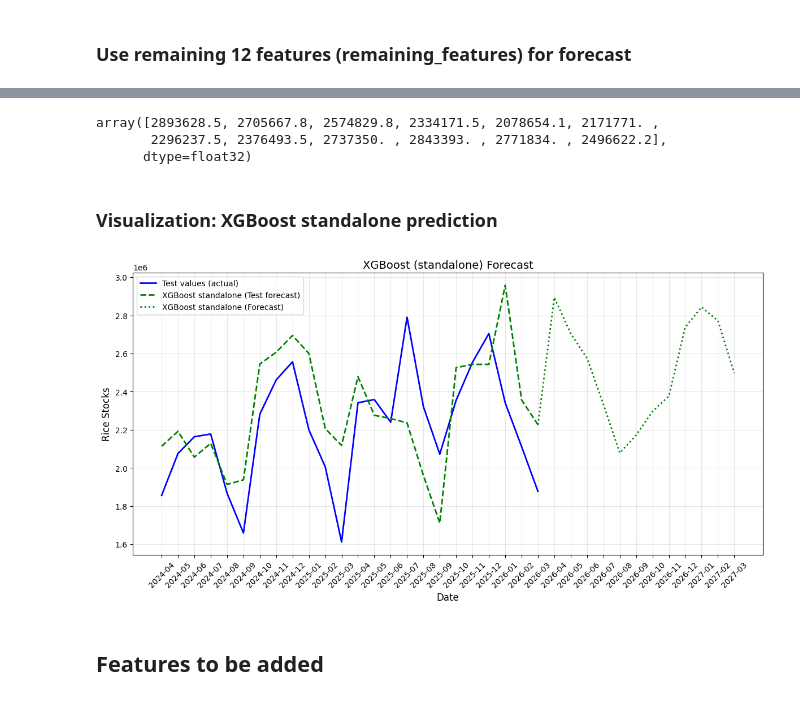
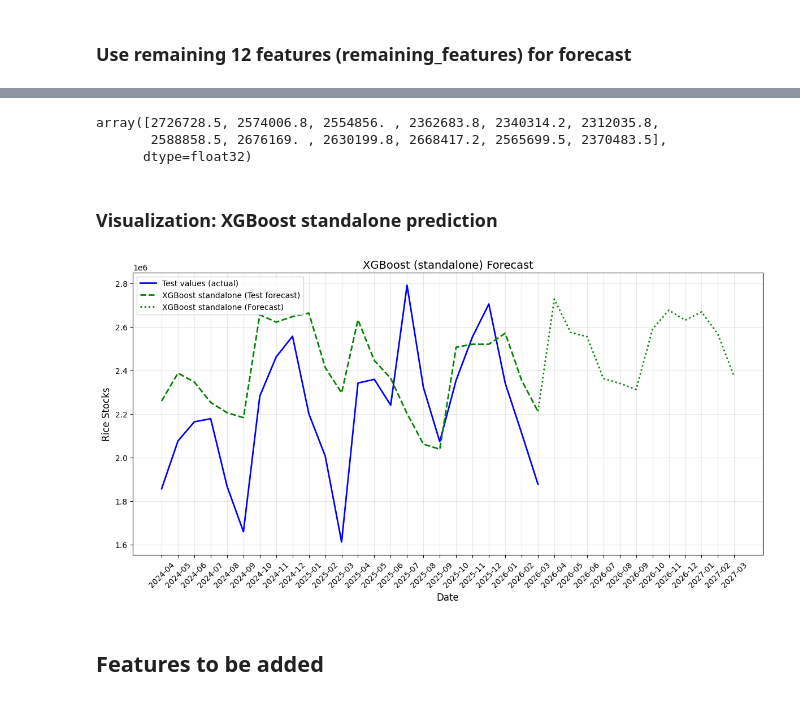
Before and after one commit to emmanresu/Thesis-Keras, a Jupyter notebook: rice_stocks.ipynb, the cells around one changed output, grey strips where cells are left out. Cells and saved outputs as stored; diff of their text form; code cells hidden in the pictures.

```diff
--- a/rice_stocks.ipynb
+++ b/rice_stocks.ipynb
@@ -1824,10 +1814,11 @@ array([14.878022, 14.81086 , 14.761294, 14.663168, 14.547232, 14.591054,
       dtype=float32)
 # %%
-xgb_future_tforecast = np.expm1(xgb_future_forecast)
-xgb_future_tforecast
+# xgb_future_tforecast = np.expm1(xgb_future_forecast)
+xgb_future_forecast = xgb_future_forecast
+xgb_future_forecast
 # %% [output]
-array([2893628.5, 2705667.8, 2574829.8, 2334171.5, 2078654.1, 2171771. ,
-       2296237.5, 2376493.5, 2737350. , 2843393. , 2771834. , 2496622.2],
+array([2726728.5, 2574006.8, 2554856. , 2362683.8, 2340314.2, 2312035.8,
+       2588858.5, 2676169. , 2630199.8, 2668417.2, 2565699.5, 2370483.5],
       dtype=float32)
 # %% [markdown]
 ### Visualization: XGBoost standalone prediction
@@ -1845,39 +1836,39 @@ date_range_str = f"({start_date} to {end_date})"
 handoff_date = data['date'].iloc[-1]
 
 # Extract the last predicted value from the historical XGBoost model (Orange line's end)
-last_xgb_pred = xgb_model_tforecast.iloc[-1] if hasattr(xgb_model_tforecast, 'iloc') else xgb_model_tforecast[-1]
+last_xgb_pred = xgb_model_forecast.iloc[-1] if hasattr(xgb_model_forecast, 'iloc') else xgb_model_forecast[-1]
 
 # Prepend that handoff point to your future data arrays
 future_dates_connected = pd.concat([pd.Series([handoff_date]), future_pred['date'].iloc[-12:]])
-future_vals_connected = pd.concat([pd.Series([last_xgb_pred]), pd.Series(xgb_future_tforecast).iloc[-12:]])
+future_vals_connected = pd.concat([pd.Series([last_xgb_pred]), pd.Series(xgb_future_forecast).iloc[-12:]])
 
 # 2. Plotting
 plt.figure(figsize=(12, 6))
 
 # Actual Values
 plt.plot(data['date'].iloc[-holdout_size:], test, label='Test values (actual)', color='blue', linewidth=2)
 
 # Holt-winters standalone
-plt.plot(data['date'].iloc[-holdout_size:], xgb_model_tforecast, label='XGBoost standalone (Test forecast)', color='green', linestyle='--', linewidth=2)
+plt.plot(data['date'].iloc[-holdout_size:], xgb_model_forecast, label='XGBoost standalone (Test forecast)', color='green', linestyle='--', linewidth=2)
 
 # ==========================================================
 # UPDATED: Green line now starts precisely where the Green line ended
 # ==========================================================
 plt.plot(future_dates_connected, future_vals_connected, label='XGBoost standalone (Forecast)', color='green', linestyle=':', linewidth=2)
 
 # 3. Aesthetics
 plt.title('XGBoost (standalone) Forecast', fontsize=14)
 plt.xlabel('Date', fontsize=12)
 plt.ylabel('Rice Stocks', fontsize=12)
 plt.legend(loc='upper left')
 plt.grid(True, alpha=0.3)
 plt.tight_layout()
 
 plt.xticks(future_pred['date'][::1].iloc[-36:], rotation=45)
 
 plt.show()
 # %% [output]
-[figure, old version]
+[figure, new version]
 # %% [markdown]
 ## Features to be added
 # %% [markdown]
```
Also changed, not shown: parts of 25 cells of this notebook.
